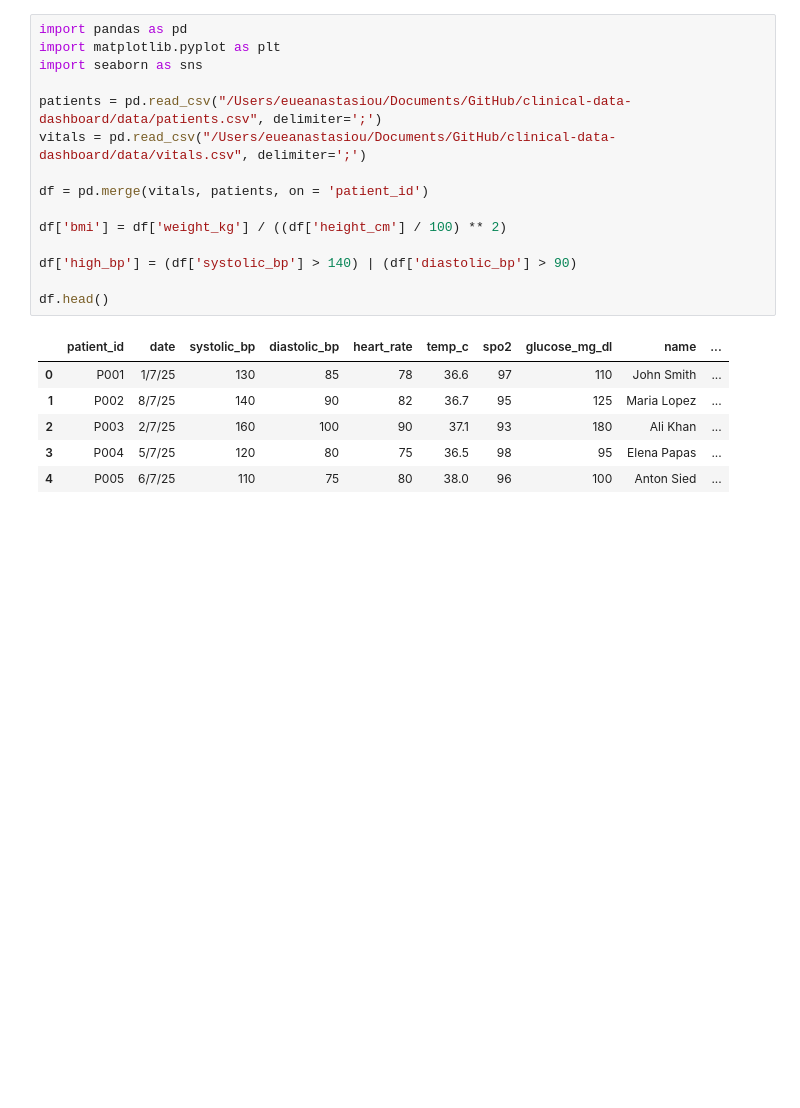
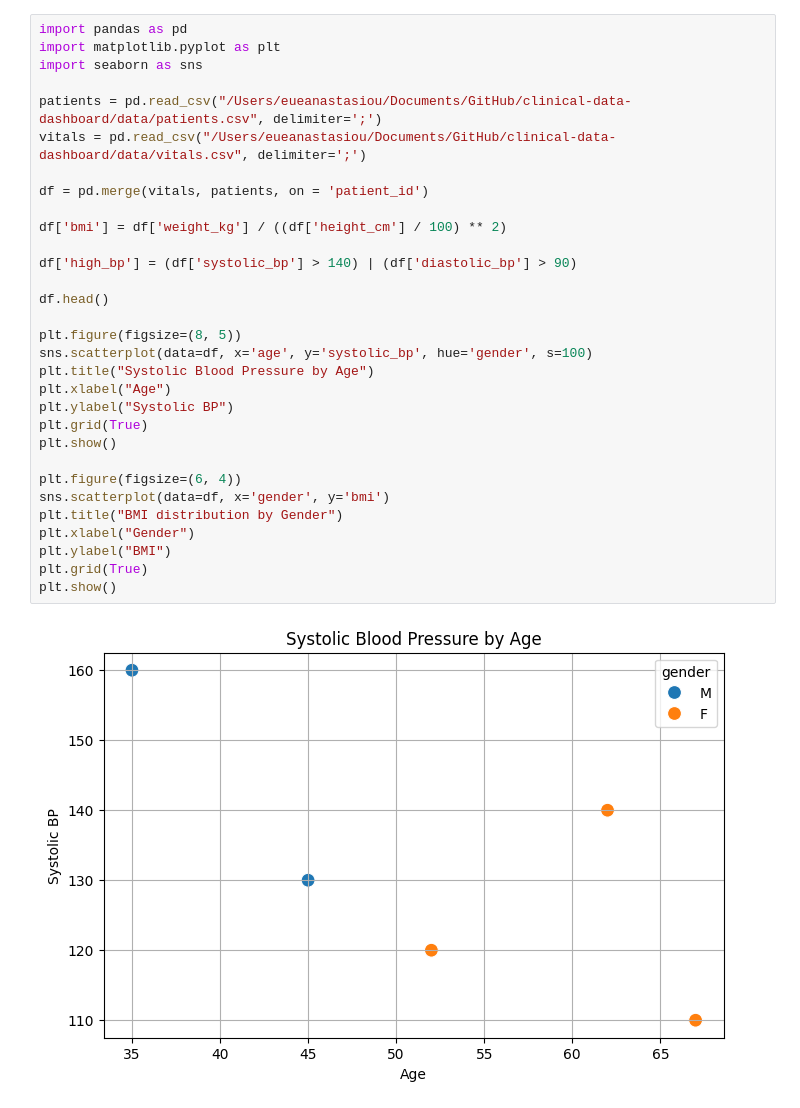
Before and after one commit to EviAnast/clinical-data-dashboard, a Jupyter notebook: notebooks/analysis.ipynb, the cells around one changed output. Cells and saved outputs as stored; diff of their text form; blank space fills up the shorter version.

```diff
--- a/notebooks/analysis.ipynb
+++ b/notebooks/analysis.ipynb
@@ -1,22 +1,33 @@
 # %%
 import pandas as pd
 import matplotlib.pyplot as plt
 import seaborn as sns
 
 patients = pd.read_csv("/Users/eueanastasiou/Documents/GitHub/clinical-data-dashboard/data/patients.csv", delimiter=';')
 vitals = pd.read_csv("/Users/eueanastasiou/Documents/GitHub/clinical-data-dashboard/data/vitals.csv", delimiter=';')
 
 df = pd.merge(vitals, patients, on = 'patient_id')
 
 df['bmi'] = df['weight_kg'] / ((df['height_cm'] / 100) ** 2)
 
 df['high_bp'] = (df['systolic_bp'] > 140) | (df['diastolic_bp'] > 90)
 
 df.head()
+
+plt.figure(figsize=(8, 5))
+sns.scatterplot(data=df, x='age', y='systolic_bp', hue='gender', s=100)
+plt.title("Systolic Blood Pressure by Age")
+plt.xlabel("Age")
+plt.ylabel("Systolic BP")
+plt.grid(True)
+plt.show()
+
+plt.figure(figsize=(6, 4))
+sns.scatterplot(data=df, x='gender', y='bmi')
+plt.title("BMI distribution by Gender")
+plt.xlabel("Gender")
+plt.ylabel("BMI")
+plt.grid(True)
+plt.show()
 # %% [output]
-|  | patient_id | date | systolic_bp | diastolic_bp | heart_rate | temp_c | spo2 | glucose_mg_dl | name | ... |
-| 0 | P001 | 1/7/25 | 130 | 85 | 78 | 36.6 | 97 | 110 | John Smith | ... |
-| 1 | P002 | 8/7/25 | 140 | 90 | 82 | 36.7 | 95 | 125 | Maria Lopez | ... |
-| 2 | P003 | 2/7/25 | 160 | 100 | 90 | 37.1 | 93 | 180 | Ali Khan | ... |
-| 3 | P004 | 5/7/25 | 120 | 80 | 75 | 36.5 | 98 | 95 | Elena Papas | ... |
-| 4 | P005 | 6/7/25 | 110 | 75 | 80 | 38.0 | 96 | 100 | Anton Sied | ... |
+[figure, added]
```
Also changed, not shown: parts of 1 cell of this notebook.
